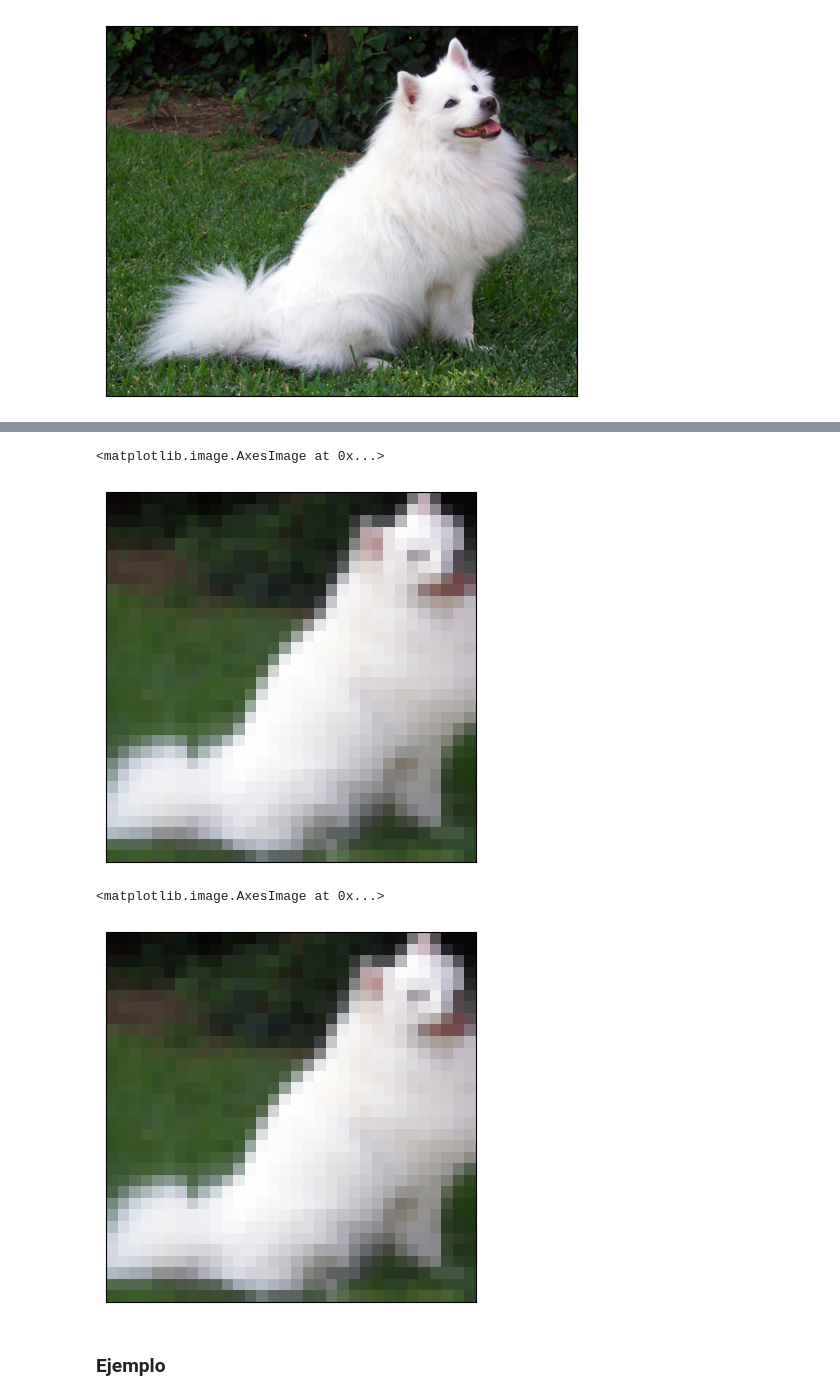
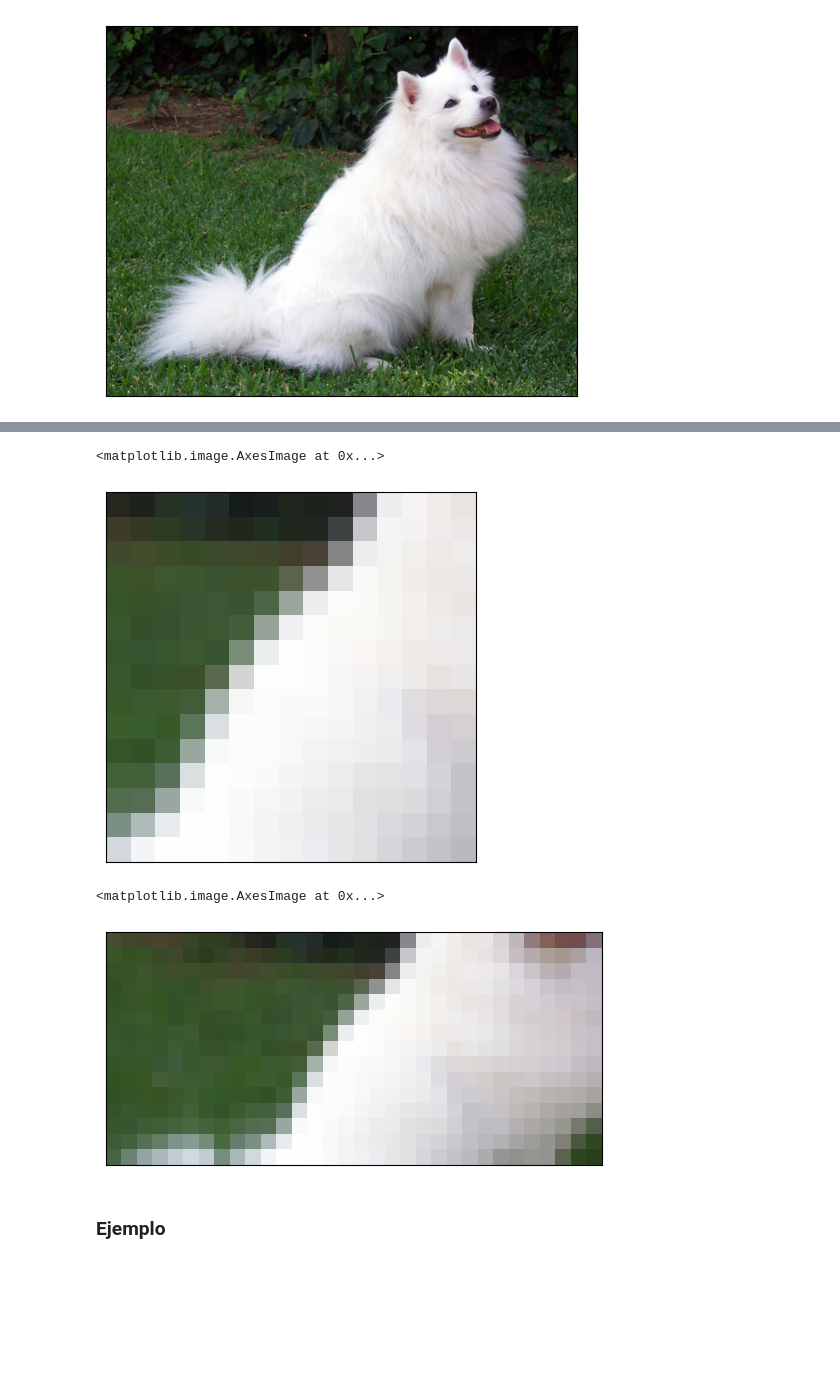
Before and after one commit to AdriaMB/University, a Jupyter notebook: 3rd_Year/PER/Laboratorio/practica_9_PER.ipynb, the cells around one changed output, grey strips where cells are left out. Saved outputs shown, nothing was run; the diff lists cells and outputs as text; code cells hidden in the pictures; blank space fills up the shorter version.

```diff
--- a/3rd_Year/PER/Laboratorio/practica_9_PER.ipynb
+++ b/3rd_Year/PER/Laboratorio/practica_9_PER.ipynb
@@ -76,7 +78,7 @@ transforms = v2.Compose(
         v2.ToDtype(torch.uint8, scale=True),
         v2.RandomHorizontalFlip(p=1.0),
         v2.Resize(size=36, max_size=None),
-        v2.CenterCrop(size=32),     # Determina el zoom
+        v2.CenterCrop(15),     # Recotra la imagen al centro con un tamaño de 15x15
     ]
 )
 out = transforms(img)
@@ -85,26 +87,26 @@ plt.yticks([])
 plt.imshow(out.permute(1, 2, 0).numpy())
 # %% [output]
 <matplotlib.image.AxesImage at 0x...>
-[figure, old version]
+[figure, new version]
 # %%
 transforms = v2.Compose(
     [
         v2.ToImage(),
         v2.ToDtype(torch.uint8, scale=True),
         v2.RandomHorizontalFlip(p=1.0),
         v2.Resize(size=36, max_size=None),
-        v2.CenterCrop(size=(32, 32)),
+        v2.CenterCrop(size=(15, 32)),
         v2.ToDtype(torch.float32, scale=True),
         v2.Normalize(mean=(0.0, 0.0, 0.0), std=(1.0, 1.0, 1.0)),
     ]
 )
 out = transforms(img)
 plt.xticks([])
 plt.yticks([])
 plt.imshow(out.permute(1, 2, 0).numpy())
 # %% [output]
 <matplotlib.image.AxesImage at 0x...>
-[figure, old version]
+[figure, new version]
 # %% [markdown]
 ### Ejemplo
 # %%
```
Also changed, not shown: parts of 2 cells of this notebook, 4 other files.
